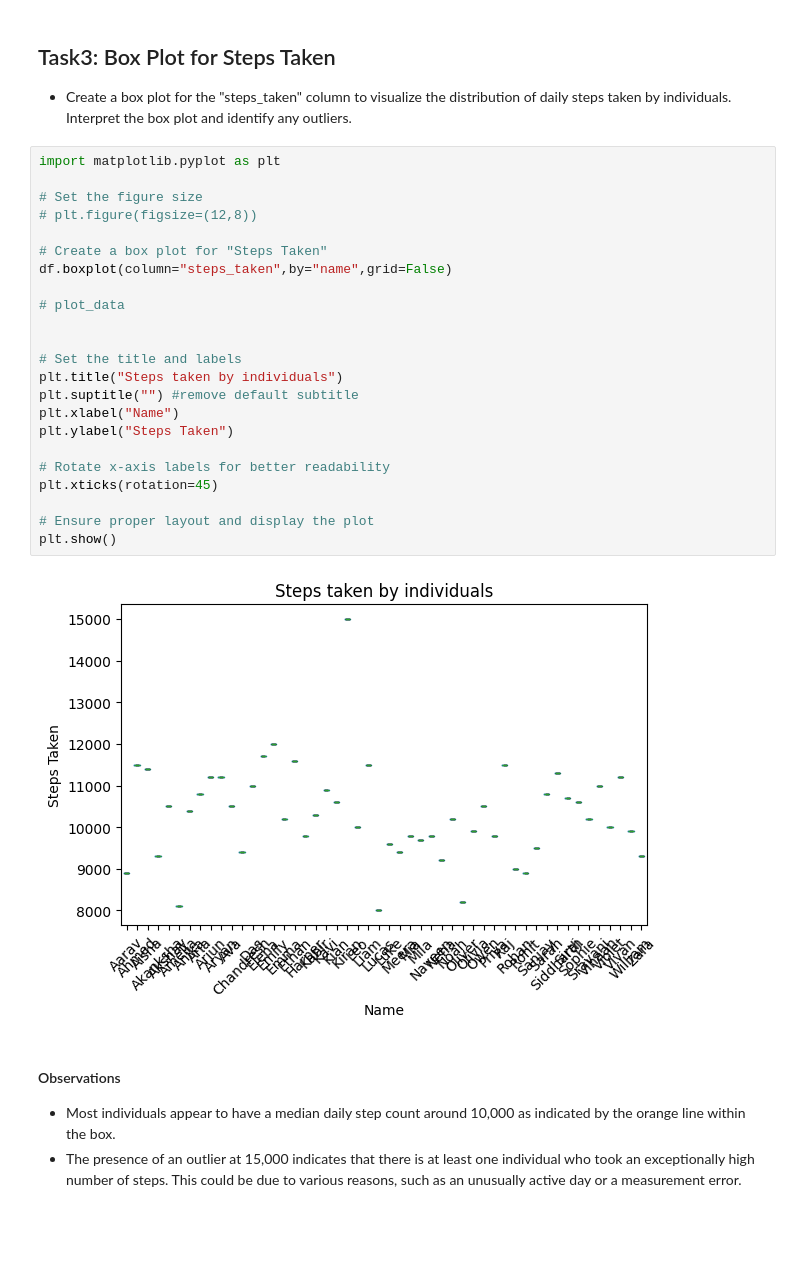
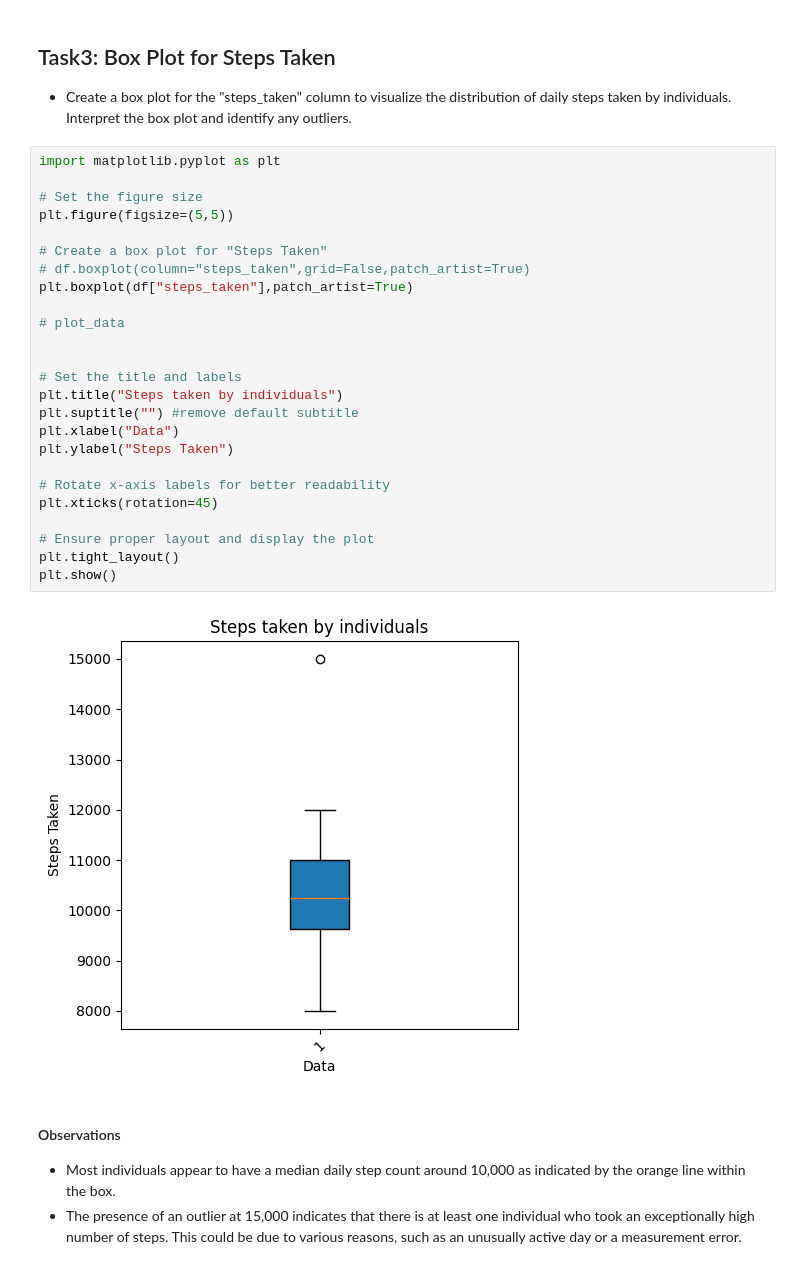
Before and after one commit to mdazizulbari/codeBasics, a Jupyter notebook: 02_math_for_ml/codebasics_math_for_ml_code/12_exercise2/(my)Exercise.ipynb, the cells around one changed output. Drawn from its saved outputs; the diff is of its cells as text; blank space fills up the shorter version.

```diff
--- a/02_math_for_ml/codebasics_math_for_ml_code/12_exercise2/(my)Exercise.ipynb
+++ b/02_math_for_ml/codebasics_math_for_ml_code/12_exercise2/(my)Exercise.ipynb
@@ -86,28 +86,30 @@ IQR for Water Intake:  20.0
 # %%
 import matplotlib.pyplot as plt
 
 # Set the figure size
-# plt.figure(figsize=(12,8))
+plt.figure(figsize=(5,5))
 
 # Create a box plot for "Steps Taken"
-df.boxplot(column="steps_taken",by="name",grid=False)
+# df.boxplot(column="steps_taken",grid=False,patch_artist=True)
+plt.boxplot(df["steps_taken"],patch_artist=True)
 
 # plot_data
 
 
 # Set the title and labels
 plt.title("Steps taken by individuals")
 plt.suptitle("") #remove default subtitle
-plt.xlabel("Name")
+plt.xlabel("Data")
 plt.ylabel("Steps Taken")
 
 # Rotate x-axis labels for better readability
 plt.xticks(rotation=45)
 
 # Ensure proper layout and display the plot
+plt.tight_layout()
 plt.show()
 # %% [output]
-[figure, old version]
+[figure, new version]
 # %% [markdown]
 #### Observations
 
```
